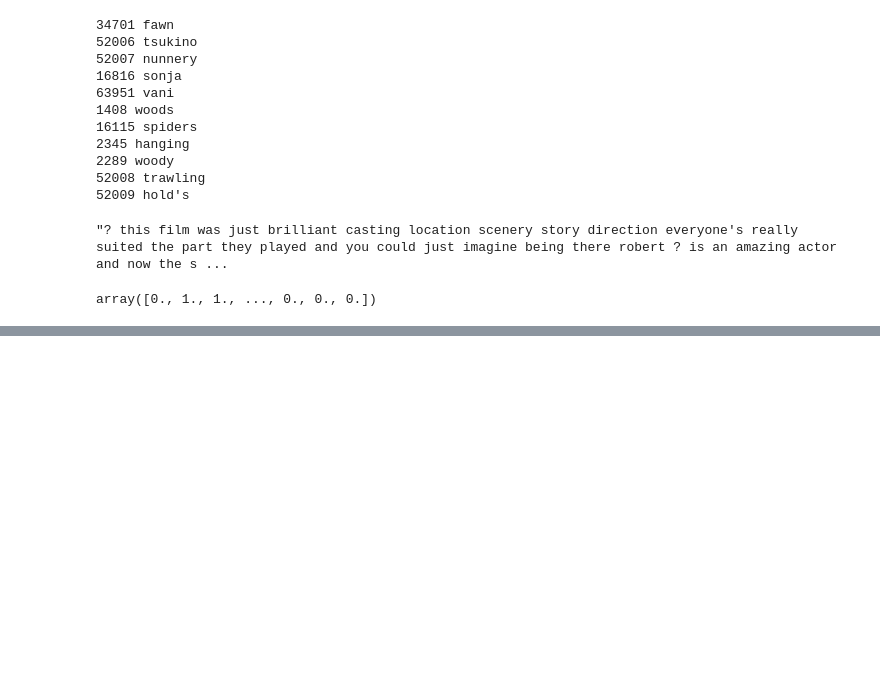
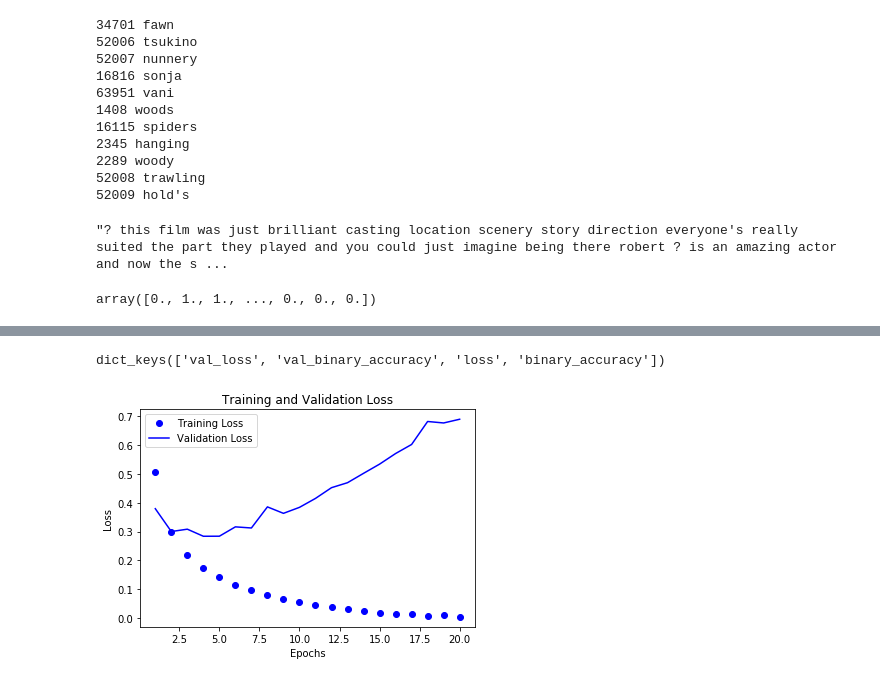
Before and after one commit to jraj002/deep-learning-keras, a Jupyter notebook: 002-imdb-binary-classify.ipynb, the cells around one changed output, grey strips where cells are left out. Drawn from its saved outputs; the diff is of its cells as text; code cells hidden in the pictures; blank space fills up the shorter version.

```diff
--- a/002-imdb-binary-classify.ipynb
+++ b/002-imdb-binary-classify.ipynb
@@ -160,5 +127,6 @@ print(test_labels[:10])
 # %%
 ## Build network architecture
-network = models.Sequential()
-network.add(layers.Dense(512, activation='relu', input_shape = (28*28,)))
-network.add(layers.Dense(10, activation='softmax'))
+model = models.Sequential()
+model.add(layers.Dense(16, activation='relu', input_shape=(10000,)))
+model.add(layers.Dense(16, activation='relu'))
+model.add(layers.Dense(1, activation='sigmoid'))
@@ -210,0 +133,16 @@ test acc:  0.9818
+# %%
+## compile the model
+#model.compile(optimizer='rmsprop', loss='binary_crossentropy', metrics=['accuracy'])
+from keras import optimizers
+from keras import losses, metrics
+
+model.compile(optimizer=optimizers.RMSprop(lr=0.001), loss=losses.binary_crossentropy, metrics=[metrics.binary_accuracy])
+# %%
+## set aside a validation set -> first 10000 samples
+x_val = X_train[:10000]
+partial_x_train = X_train[10000:]
+y_val = y_train[:10000]
+partial_y_train = y_train[10000:]
+# %%
+## train model
+history = model.fit(partial_x_train, partial_y_train, epochs=20, batch_size=512, validation_data=(x_val, y_val))
@@ -210,0 +167,23 @@ test acc:  0.9818
+# %%
+## look at the history object
+history_dict = history.history
+history_dict.keys()
+# %% [output]
+dict_keys(['val_loss', 'val_binary_accuracy', 'loss', 'binary_accuracy'])
+# %%
+## plot training and validation loss
+import matplotlib.pyplot as plt
+history_dict = history.history
+training_loss_values = history_dict['loss']
+val_loss_values = history_dict['val_loss']
+epochs = range(1, len(training_loss_values) + 1)
+
+plt.plot(epochs, training_loss_values, 'bo', label='Training Loss')
+plt.plot(epochs, val_loss_values, 'b', label='Validation Loss')
+plt.title('Training and Validation Loss')
+plt.xlabel('Epochs')
+plt.ylabel('Loss')
+plt.legend()
+plt.show()
+# %% [output]
+[figure, added]
```
Also changed, not shown: parts of 13 cells of this notebook.
